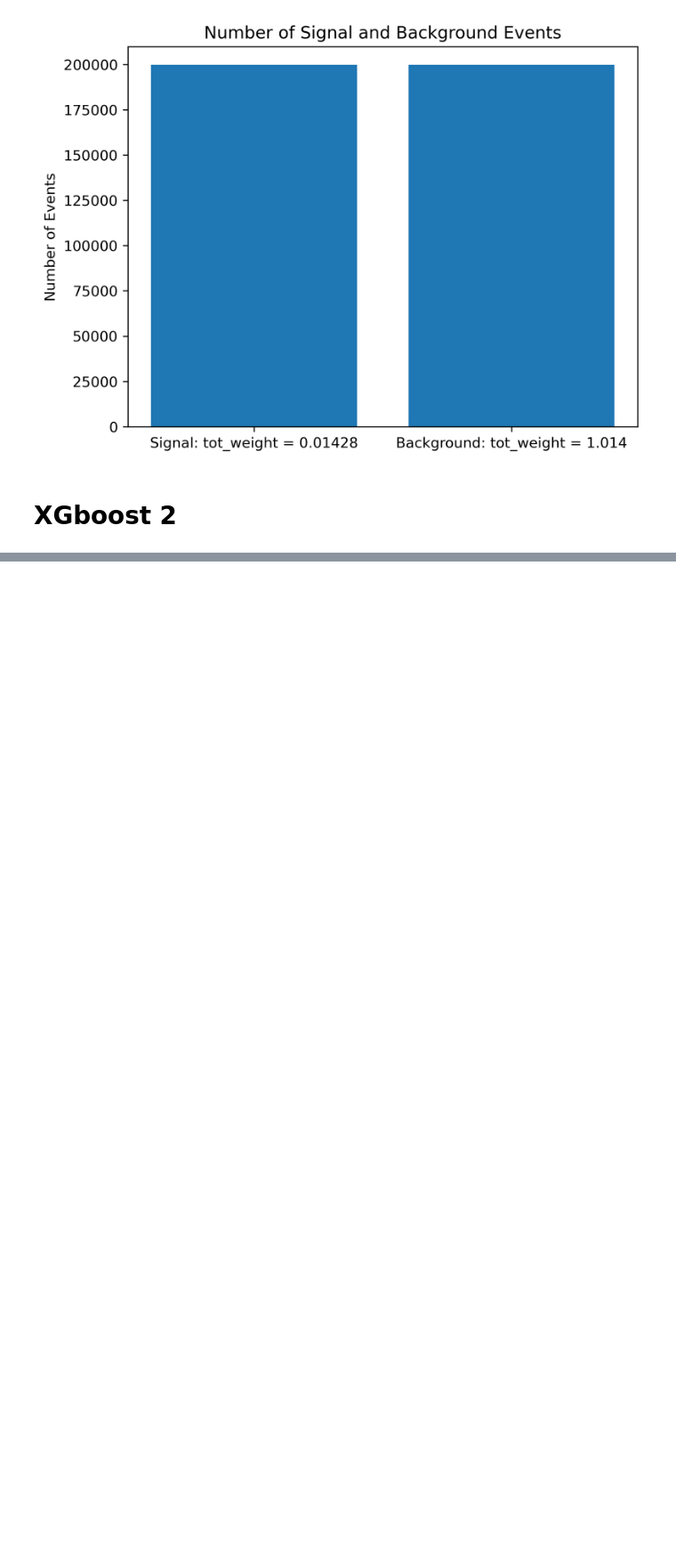
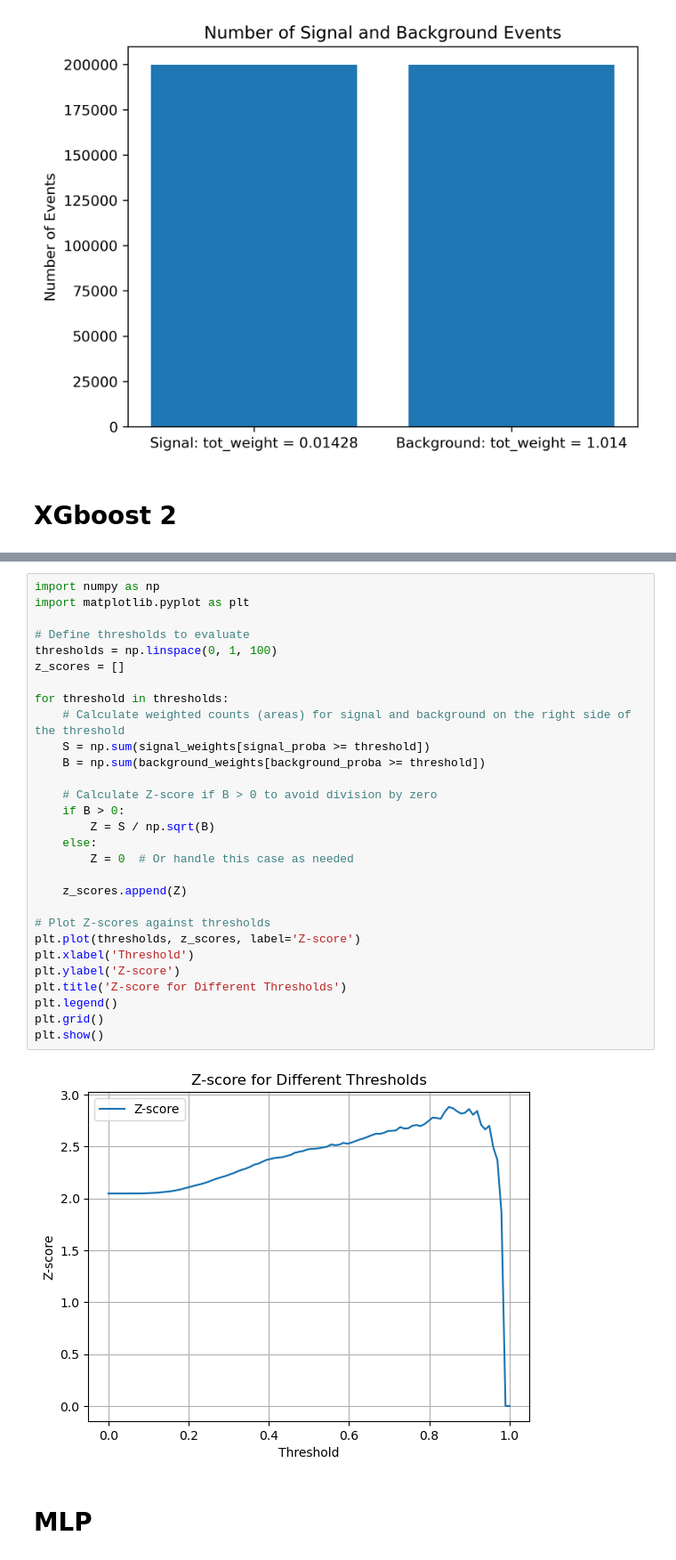
Before and after one commit to inigostibbe/msciproject, a Jupyter notebook: initialanalysis.ipynb, the cells around one changed output, grey strips where cells are left out. Shown at 89% size. Cells and saved outputs as stored; diff of their text form; blank space fills up the shorter version.

```diff
--- a/initialanalysis.ipynb
+++ b/initialanalysis.ipynb
@@ -406,3 +479,36 @@ Accuracy: 0.6794
+# %%
+import numpy as np
+import matplotlib.pyplot as plt
+
+# Define thresholds to evaluate
+thresholds = np.linspace(0, 1, 100)
+z_scores = []
+
+for threshold in thresholds:
+    # Calculate weighted counts (areas) for signal and background on the right side of the threshold
+    S = np.sum(signal_weights[signal_proba >= threshold])
+    B = np.sum(background_weights[background_proba >= threshold])
+
+    # Calculate Z-score if B > 0 to avoid division by zero
+    if B > 0:
+        Z = S / np.sqrt(B)
+    else:
+        Z = 0  # Or handle this case as needed
+
+    z_scores.append(Z)
+
+# Plot Z-scores against thresholds
+plt.plot(thresholds, z_scores, label='Z-score')
+plt.xlabel('Threshold')
+plt.ylabel('Z-score')
+plt.title('Z-score for Different Thresholds')
+plt.legend()
+plt.grid()
+plt.show()
+# %% [output]
+[figure, added]
+# %% [markdown]
+# MLP
 # %%
 # Use mlp classifier form sk learn
 
```
Also changed, not shown: parts of 10 cells of this notebook.
